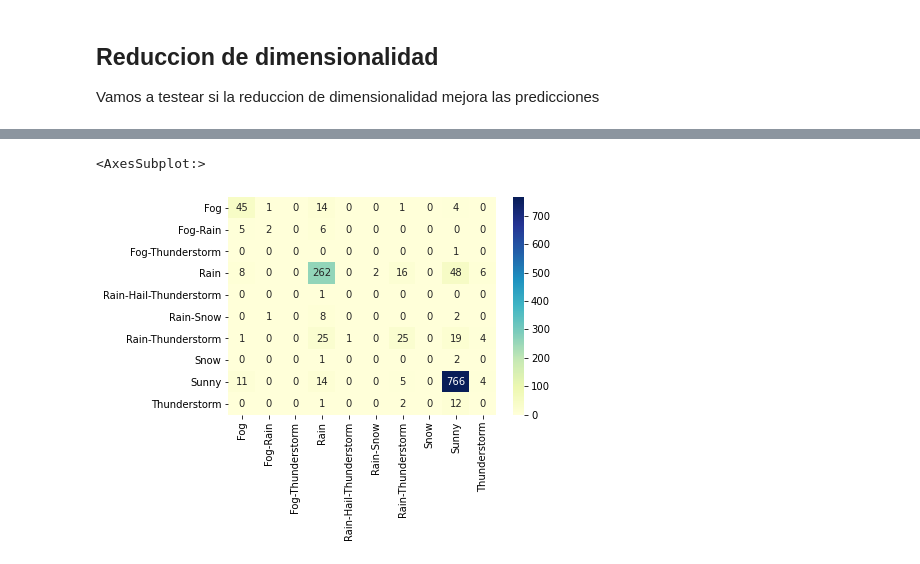
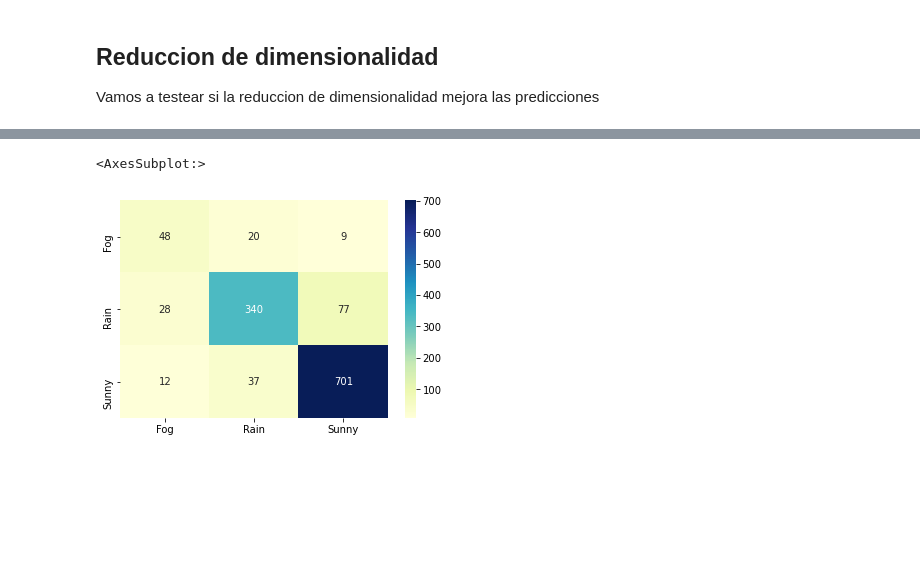
Before and after one commit to giustipatricio/madridbarajas1997-2015, a Jupyter notebook: Madrid-Barajas-1997-2020-weather.ipynb, the cells around one changed output, grey strips where cells are left out. Cells and saved outputs as stored; diff of their text form; code cells hidden in the pictures; blank space fills up the shorter version.

```diff
--- a/Madrid-Barajas-1997-2020-weather.ipynb
+++ b/Madrid-Barajas-1997-2020-weather.ipynb
@@ -363,7 +418,7 @@ dtype: float64
 # %% [markdown]
 ## Preparacion de datos
 # %%
-df_estudio = df_1
+df_estudio = df_2
 #dropeamos la columna Max Gust SpeedKm/h
 df_estudio = df_estudio.drop(columns=[' Max Gust SpeedKm/h',"Events","CET"])
 # %%
@@ -473,9 +529,10 @@ from sklearn.preprocessing import LabelBinarizer
 X = df_estudio.drop('eventos_completo', axis = 1)
 #Y = OneHotEncoder().fit_transform(df_estudio[['eventos_completo']]).toarray()
 #Y = pd.get_dummies(df_estudio[['eventos_completo']])
-Y = LabelBinarizer().fit_transform(df_estudio[['eventos_completo']])
+#Y = LabelBinarizer().fit_transform(df_estudio[['eventos_completo']])
+Y = df_estudio[['eventos_completo']]
 # %%
-X_train, X_test, Y_train, Y_test = train_test_split(X, y, test_size = 0.3, random_state = 1237)
+X_train, X_test, Y_train, Y_test = train_test_split(X, Y, test_size = 0.3, random_state = 1237)
 X_train.shape
 Y_train.shape
 # %% [output]
@@ -714,6 +783,6 @@ plot_explained_variance(components_count = 15, X = X_train)
 # %%
 #Elegimos 10 futures ya que son menos de lso que habia en el original
-model_pca = PCA(10).fit(X_train)
+model_pca = PCA(20).fit(X_train)
 X_train_PCA = model_pca.transform(X_train)
 X_test_PCA = model_pca.transform(X_test)
 # %%
@@ -842,9 +894,16 @@ Precision and F-score are ill-defined and being set to 0.0 in labels with no pre
 # %%
 confu_mtx = pd.DataFrame(confusion_matrix(Y_test, Y_preds_nb),
-  index = [ 'Fog','Fog-Rain','Fog-Thunderstorm','Rain','Rain-Hail-Thunderstorm','Rain-Snow','Rain-Thunderstorm','Snow','Sunny','Thunderstorm'],
-  columns = ['Fog','Fog-Rain','Fog-Thunderstorm','Rain','Rain-Hail-Thunderstorm','Rain-Snow','Rain-Thunderstorm','Snow','Sunny','Thunderstorm'])
+  index = [ 'Fog','Rain','Sunny'],
+  columns = [ 'Fog','Rain','Sunny'])
+
+#  index = [ 'Fog','Rain','Rain-Thunderstorm','Snow','Sunny','Thunderstorm'],
+#  columns = [ 'Fog','Rain','Rain-Thunderstorm','Snow','Sunny','Thunderstorm'])
+
+
+#index = [ 'Fog','Fog-Rain','Fog-Thunderstorm','Rain','Rain-Hail-Thunderstorm','Rain-Snow','Rain-Thunderstorm','Snow','Sunny','Thunderstorm'],
+#columns = ['Fog','Fog-Rain','Fog-Thunderstorm','Rain','Rain-Hail-Thunderstorm','Rain-Snow','Rain-Thunderstorm','Snow','Sunny','Thunderstorm'])
 
 sns.heatmap(confu_mtx , annot=True, fmt='d', cmap='YlGnBu')
 # %% [output]
 <AxesSubplot:>
-[figure, old version]
+[figure, new version]
```
Also changed, not shown: parts of 35 cells of this notebook.
